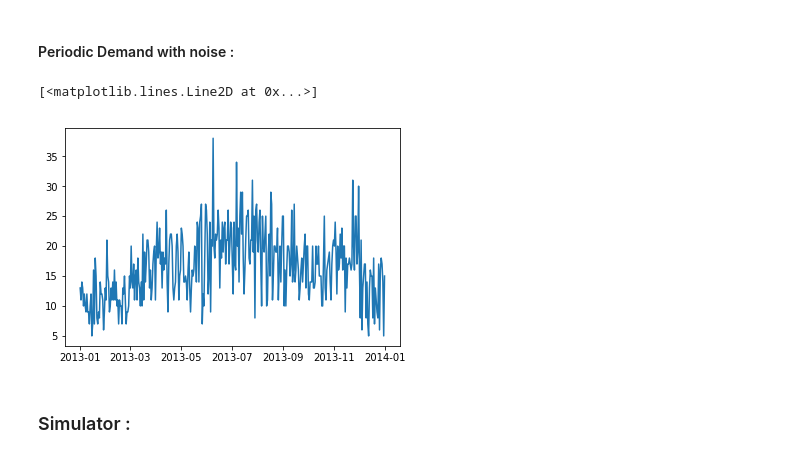
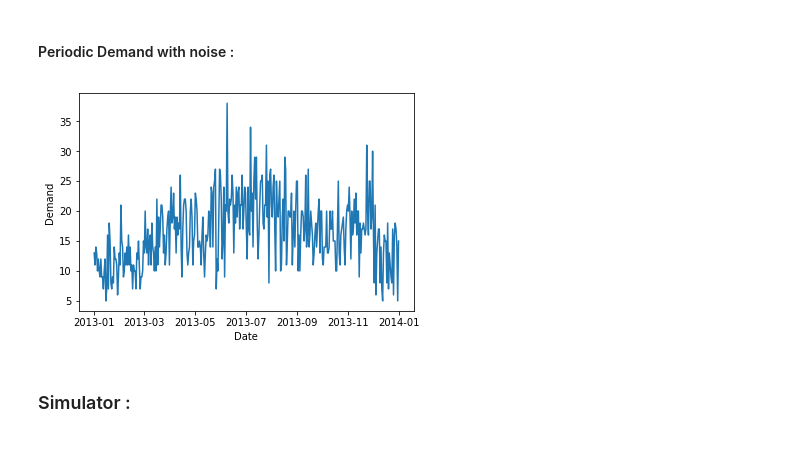
Before and after one commit to ahmedlahloum/Reinforcement-Learning-Project, a Jupyter notebook: Main_Notebook.ipynb, the cells around one changed output. Saved outputs shown, nothing was run; the diff lists cells and outputs as text; code cells hidden in the pictures.

```diff
--- a/Main_Notebook.ipynb
+++ b/Main_Notebook.ipynb
@@ -37,9 +37,11 @@ STOP = 365
 orders = sdata.sales.values[:STOP]
 # %%
 plt.plot(sdata.date[:STOP] , orders)
+plt.ylabel('Demand')
+plt.xlabel('Date')
+plt.show()
 # %% [output]
-[<matplotlib.lines.Line2D at 0x...>]
-[figure, old version]
+[figure, new version]
 # %% [markdown]
 ### Simulator :
 # %%
```
Also changed, not shown: parts of 16 cells of this notebook.
